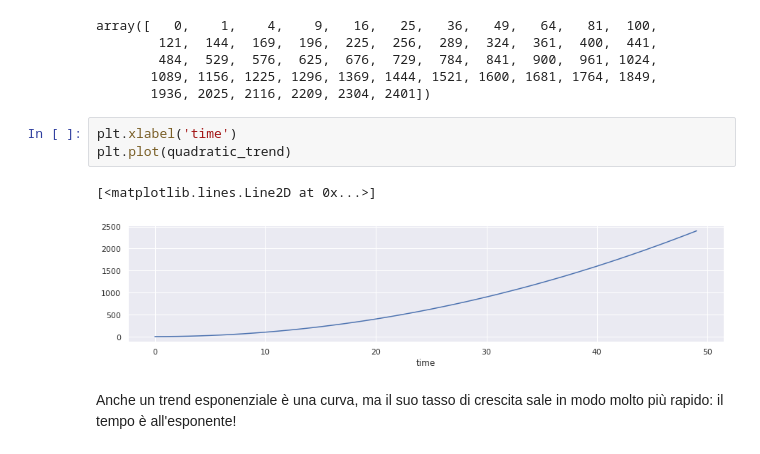
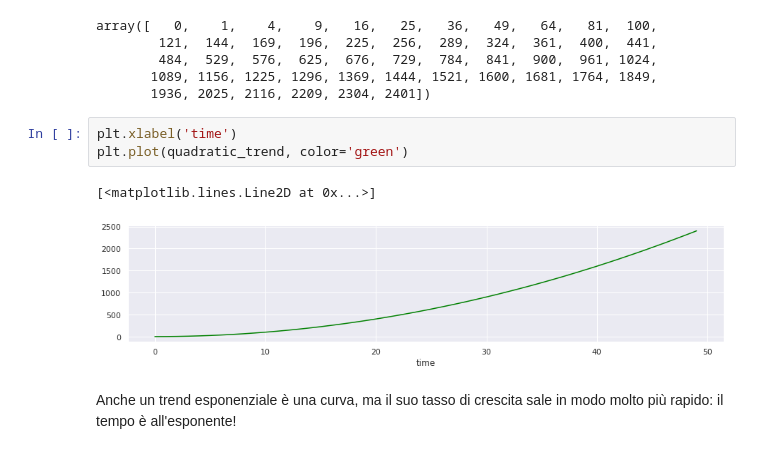
Before and after one commit to fbagattini/Lezioni, a Jupyter notebook: Analisi e Forecast di Serie Temporali con Python - Parte II.ipynb, the cells around one changed output. Cells and saved outputs as stored; diff of their text form.

```diff
--- a/Analisi e Forecast di Serie Temporali con Python - Parte II.ipynb
+++ b/Analisi e Forecast di Serie Temporali con Python - Parte II.ipynb
@@ -462,10 +462,10 @@ array([   0,    1,    4,    9,   16,   25,   36,   49,   64,   81,  100,
        1936, 2025, 2116, 2209, 2304, 2401])
 # %%
 plt.xlabel('time')
-plt.plot(quadratic_trend)
+plt.plot(quadratic_trend, color='green')
 # %% [output]
 [<matplotlib.lines.Line2D at 0x...>]
-[figure, old version]
+[figure, new version]
 # %% [markdown]
 Anche un trend esponenziale è una curva, ma il suo tasso di crescita sale in modo molto più rapido: il tempo è all'esponente!
 # %%
```
Also changed, not shown: parts of 3 cells of this notebook.
